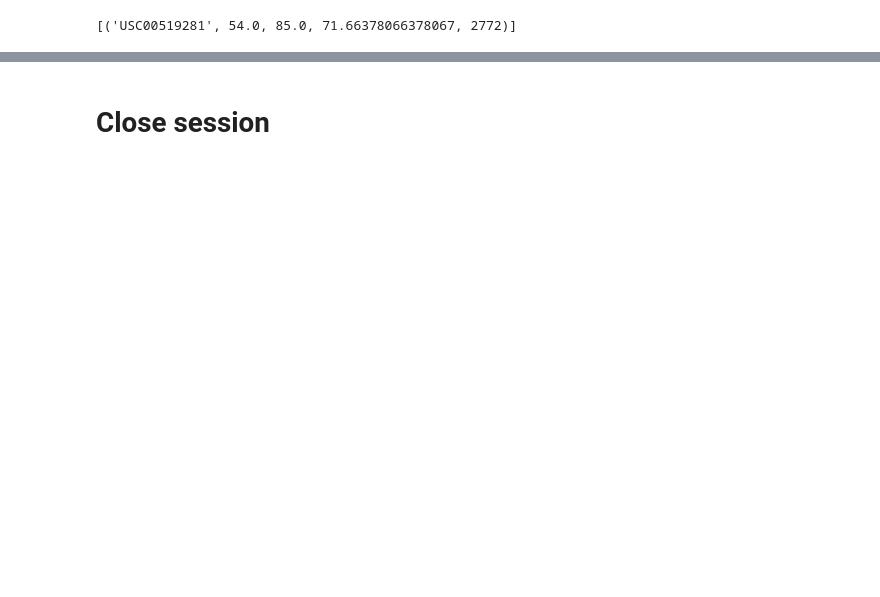
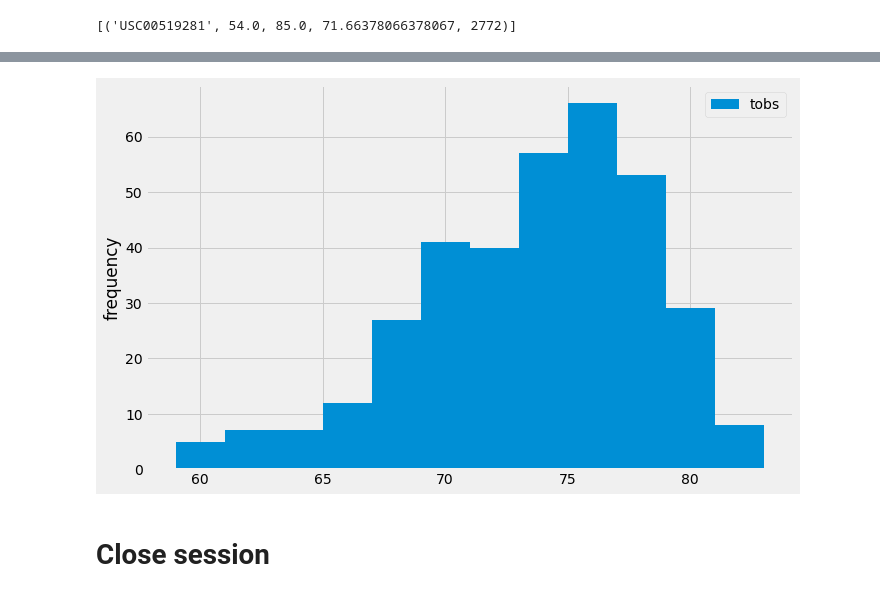
Before and after one commit to chavee07/sqlalchemy-challenge, a Jupyter notebook: alchemynotebook/climate_.ipynb, the cells around one changed output, grey strips where cells are left out. Drawn from its saved outputs; the diff is of its cells as text; code cells hidden in the pictures; blank space fills up the shorter version.

Commit message:
app.py finished precipitation/station

```diff
--- a/alchemynotebook/climate_.ipynb
+++ b/alchemynotebook/climate_.ipynb
@@ -173,0 +162,6 @@ KeyError: 'date'
+# %%
+# Choose the station with the highest number of temperature observations.
+# Query the last 12 months of temperature observation data for this station and plot the results as a histogram
+temp_data=session.query(measurement.tobs).filter(measurement.station==most_active).\
+    filter(measurement.date>=previous_year).all()
+temp_data
@@ -173,0 +186,3 @@ KeyError: 'date'
+# %%
+temp_df=pd.DataFrame(temp_data,columns=["tobs"])
+temp_df.head()
@@ -174,3 +196,16 @@ KeyError: 'date'
+# %%
+# create the plot
+plt.figure(figsize=(10,6))
+plt.hist(temp_df["tobs"], bins=12)
+plt.ylabel("frequency")
+plt.legend(["tobs"])
+
+# Save the plot
+plt.tight_layout()
+plt.savefig("frequecy.png")
+plt.show()
+# %% [output]
+[figure, added]
 # %% [markdown]
 # Close session
 # %%
```
Also changed, not shown: parts of 6 cells of this notebook, 6 other files.
